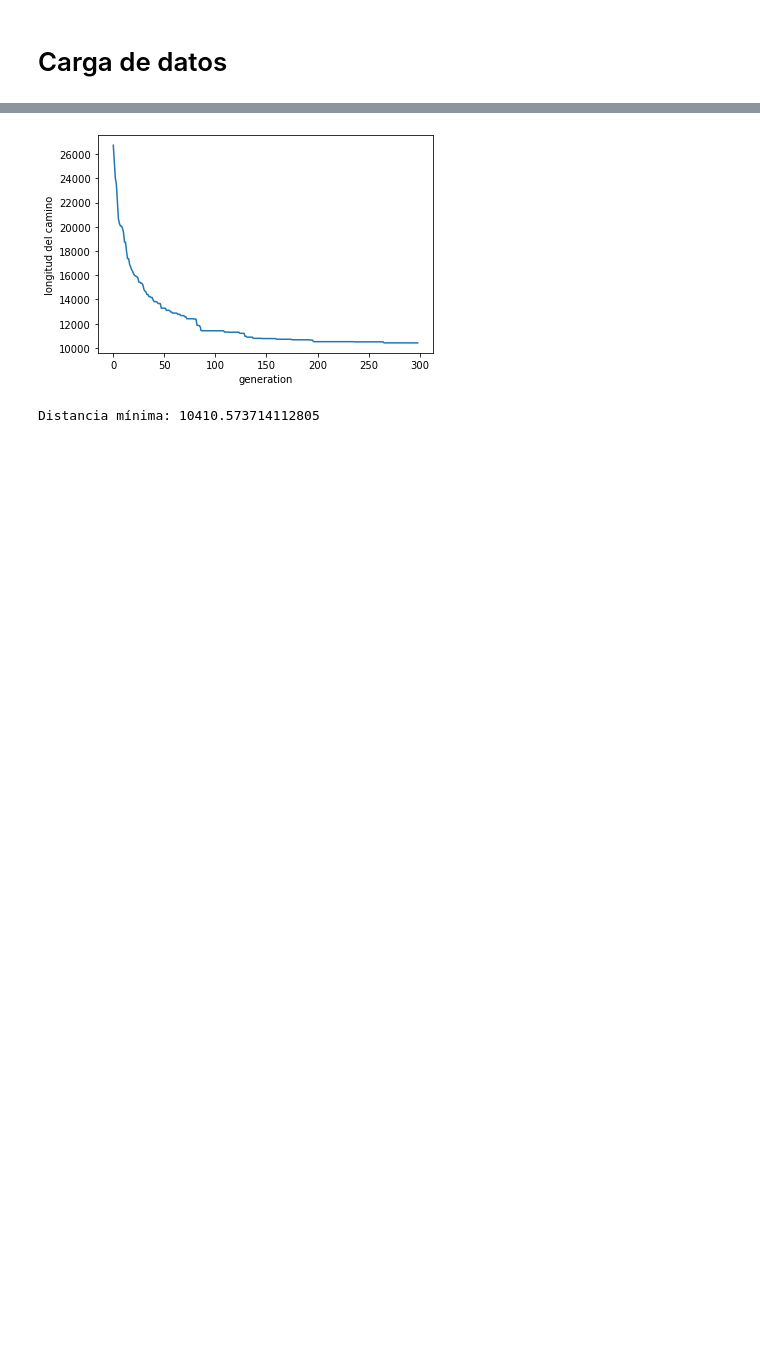
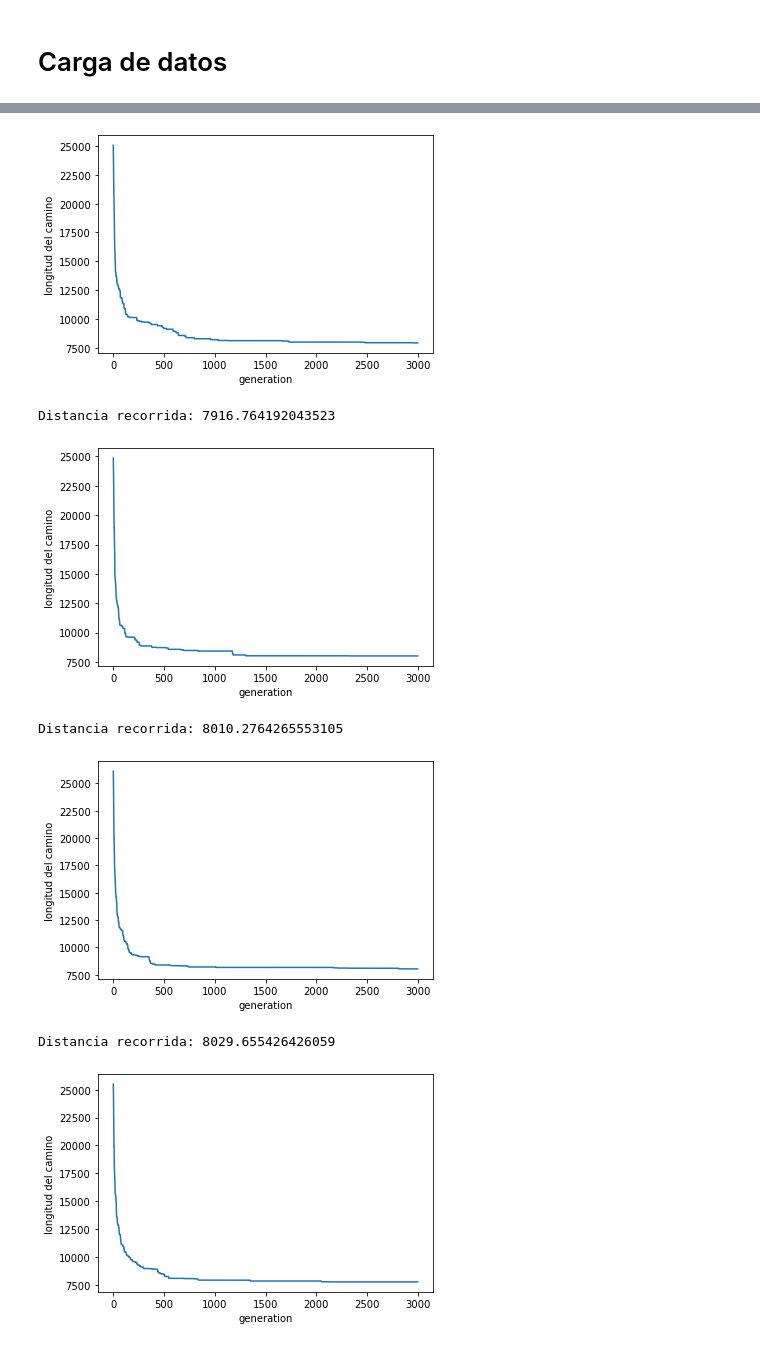
Before and after one commit to lince098/EntregasModulo6, a Jupyter notebook: Advanced 1.B/Advanced.ipynb, the cells around one changed output, grey strips where cells are left out. Cells and saved outputs as stored; diff of their text form; code cells hidden in the pictures; blank space fills up the shorter version.

```diff
--- a/Advanced 1.B/Advanced.ipynb
+++ b/Advanced 1.B/Advanced.ipynb
@@ -16,7 +18,7 @@ with open("berlin52.tsp", "r") as file:
 
     while True:
         line = file.readline()
-        if line == "EOF":
+        if line == "EOF\n":
             break
 
         str_array = line.split()
@@ -175,20 +62,34 @@ class genetic_algorithm_class():
 # %%
 ga = genetic_algorithm_class(crossover=crossover_two_points,
-                             mutate=mutate,
+                             mutate=mutate_opt_3,
                              selection_method=select_by_tournament,
                              fitness_function=euclidean,
-                             population_size=50,
+                             population_size=30,
                              elite_size=1,
-                             tournament_proportion=0.1,
-                             generations=300,
-                             mutation_rate=0.001)
+                             tournament_proportion=0.2,
+                             generations=3000,
+                             mutation_rate=1,
+                             range_of_mutation=20
+                            )
 # %%
-best_individual, best_fitness, last_population = ga.solve(data)
-plt.xlabel('generation')
-plt.ylabel('longitud del camino')
-plt.plot(best_fitness)
-plt.show()
-print("Distancia mínima:", ga.fitness_function(best_individual))
+results = []
+best_individuals = []
+n = 6
+for i in range(n):
+    best_individual, best_fitness, last_population = ga.solve(data)
+    plt.xlabel('generation')
+    plt.ylabel('longitud del camino')
+    plt.plot(best_fitness)
+    plt.show()
+    fitness = ga.fitness_function(best_individual)
+    print("Distancia recorrida:", fitness)
+    best_individuals.append(best_individual)
+    results.append(fitness)
 # %% [output]
-[figure, old version]
+[figure, new version]
-Distancia mínima: 10410.573714112805
+Distancia recorrida: 7916.764192043523
+[figure, added]
+Distancia recorrida: 8010.2764265553105
+[figure, added]
+Distancia recorrida: 8029.655426426059
+[figure, added]
```
Also changed, not shown: parts of 11 cells of this notebook, 2 other files.
